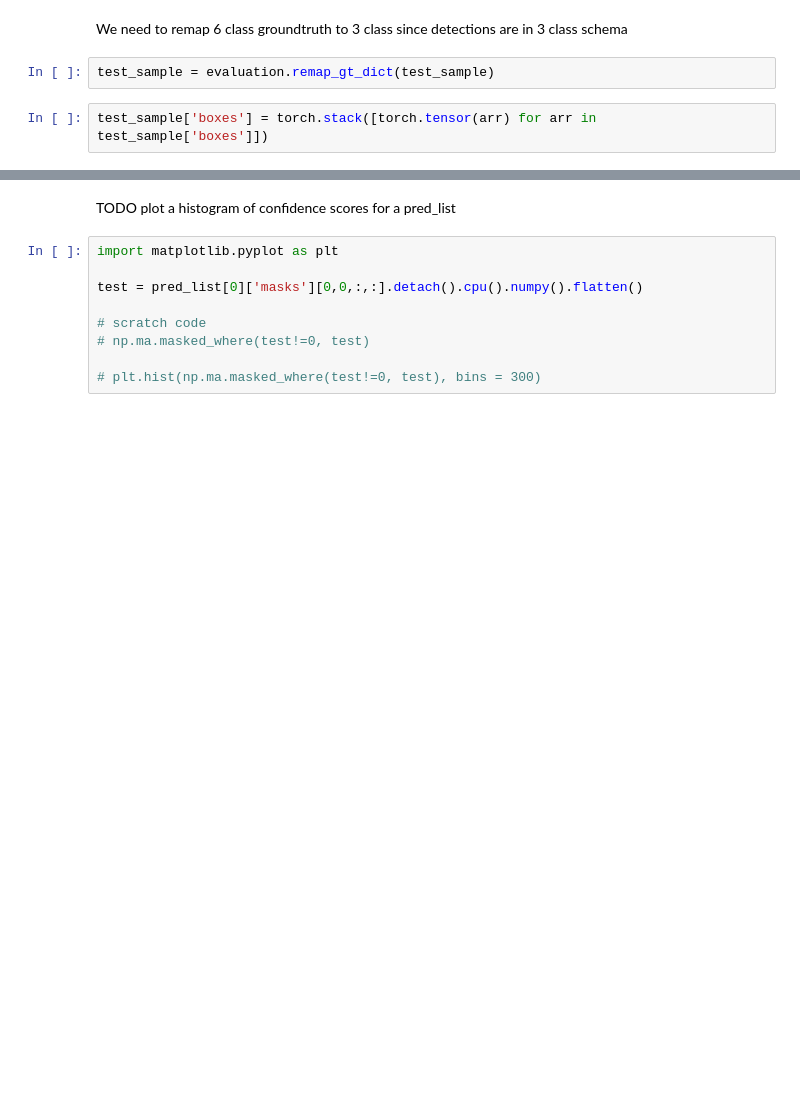
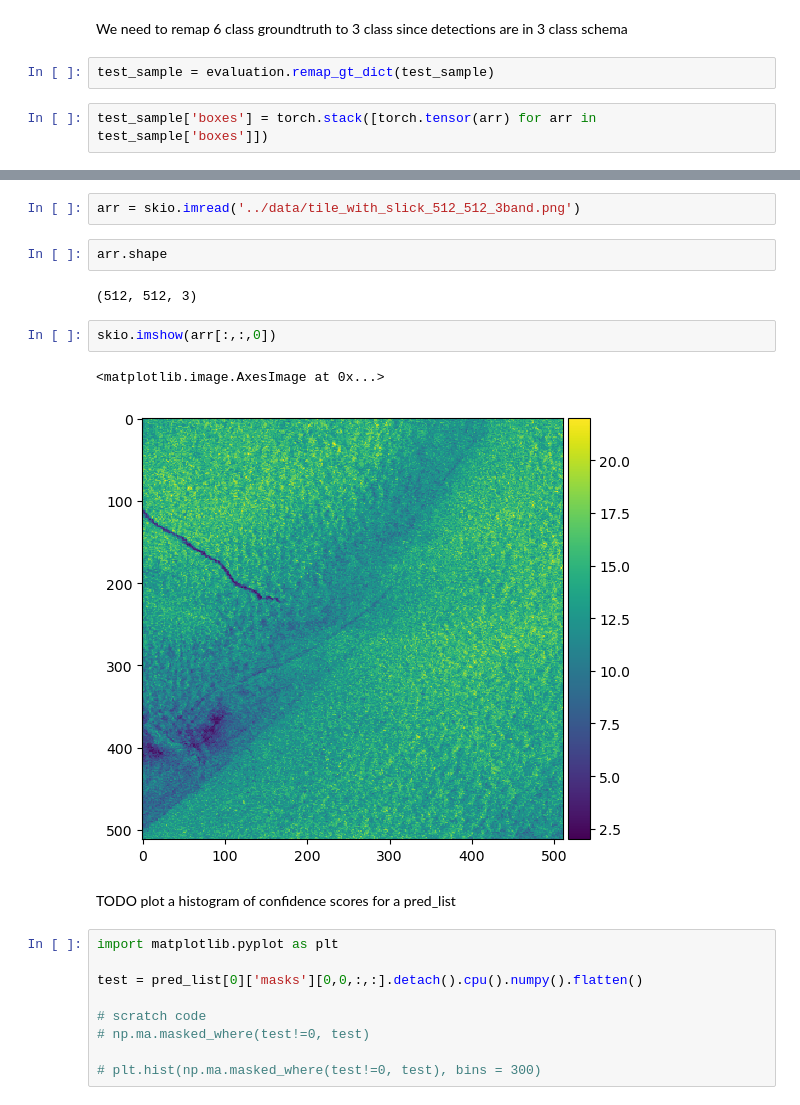
Before and after one commit to developmentseed/slickformer, a Jupyter notebook: notebooks/evaluation_mrcnn.ipynb, the cells around one changed output, grey strips where cells are left out. Drawn from its saved outputs; the diff is of its cells as text; blank space fills up the shorter version.

```diff
--- a/notebooks/evaluation_mrcnn.ipynb
+++ b/notebooks/evaluation_mrcnn.ipynb
@@ -230,5 +210,16 @@ pprint(m.compute())
  'mar_medium': tensor(-1.),
  'mar_small': tensor(-1.)}
+# %%
+arr = skio.imread('../data/tile_with_slick_512_512_3band.png')
+# %%
+arr.shape
+# %% [output]
+(512, 512, 3)
+# %%
+skio.imshow(arr[:,:,0])
+# %% [output]
+<matplotlib.image.AxesImage at 0x...>
+[figure, added]
 # %% [markdown]
 TODO plot a histogram of confidence scores for a pred_list
 # %%
```
Also changed, not shown: parts of 10 cells of this notebook, 4 other files.
